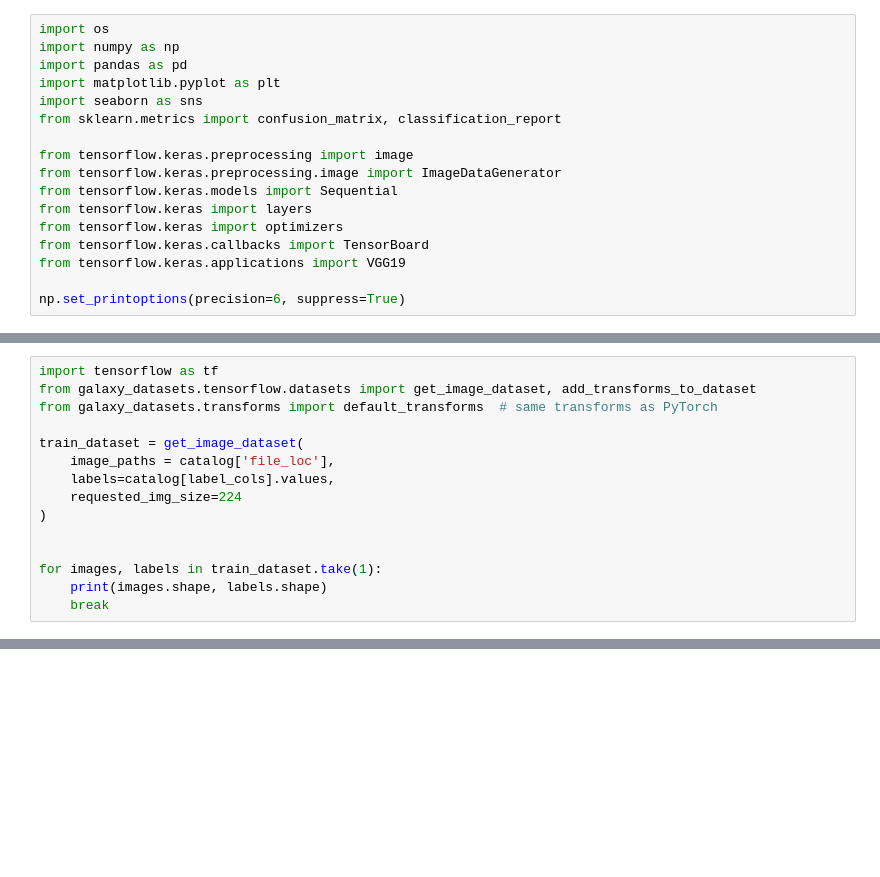
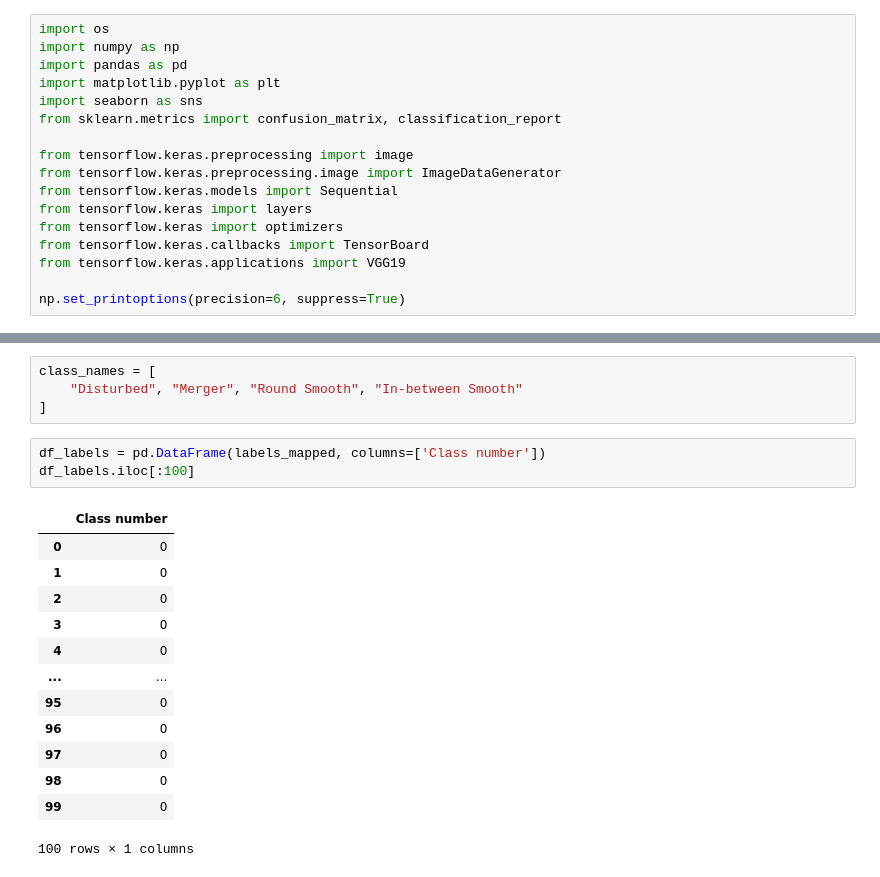
Before and after one commit to pevu97/Aerial-Object-Classifier, a Jupyter notebook: model.ipynb, the cells around one changed output, grey strips where cells are left out. Cells and saved outputs as stored; diff of their text form; blank space fills up the shorter version.

```diff
--- a/model.ipynb
+++ b/model.ipynb
@@ -65,15 +19,0 @@ Extracting /content/demo_rings/demo_rings_images.tar.gz to /content/demo_rings
-# %%
-import tensorflow as tf
-from galaxy_datasets.tensorflow.datasets import get_image_dataset, add_transforms_to_dataset
-from galaxy_datasets.transforms import default_transforms  # same transforms as PyTorch
-
-train_dataset = get_image_dataset(
-    image_paths = catalog['file_loc'],
-    labels=catalog[label_cols].values,
-    requested_img_size=224
-)
-
-
-for images, labels in train_dataset.take(1):
-    print(images.shape, labels.shape)
-    break
@@ -156,0 +118,21 @@ NameError: name 'catalog' is not defined
+# %%
+class_names = [
+    "Disturbed", "Merger", "Round Smooth", "In-between Smooth"
+]
+# %%
+df_labels = pd.DataFrame(labels_mapped, columns=['Class number'])
+df_labels.iloc[:100]
+# %% [output]
+|  | Class number |
+| 0 | 0 |
+| 1 | 0 |
+| 2 | 0 |
+| 3 | 0 |
+| 4 | 0 |
+| ... | ... |
+| 95 | 0 |
+| 96 | 0 |
+| 97 | 0 |
+| 98 | 0 |
+| 99 | 0 |
+100 rows × 1 columns
```
Also changed, not shown: parts of 22 cells of this notebook.
